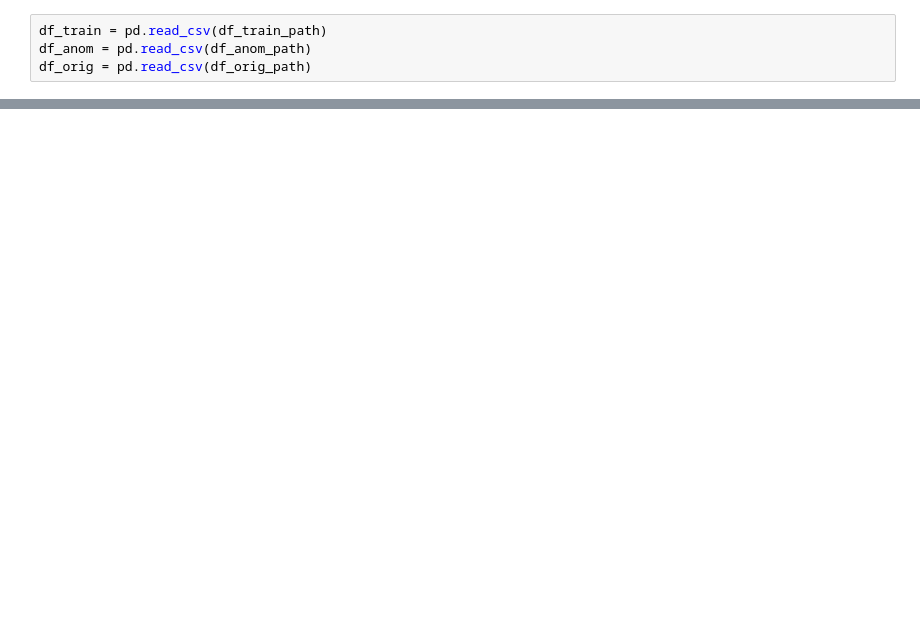
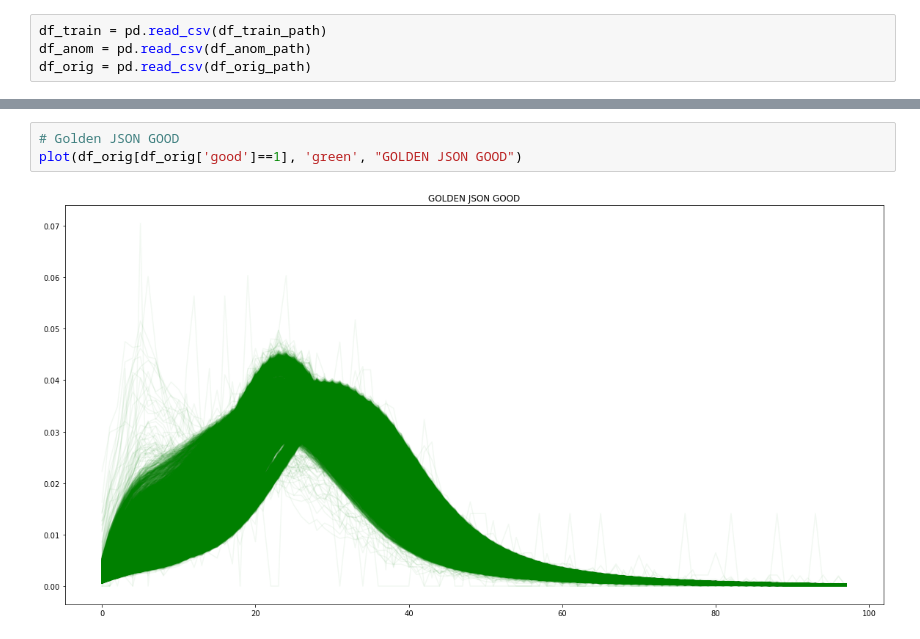
Before and after one commit to mantydze/ml4dqm-ul, a Jupyter notebook: ZeroBias2017B/scripts/src/evaluate.ipynb, the cells around one changed output, grey strips where cells are left out. Saved outputs shown, nothing was run; the diff lists cells and outputs as text; blank space fills up the shorter version.

```diff
--- a/ZeroBias2017B/scripts/src/evaluate.ipynb
+++ b/ZeroBias2017B/scripts/src/evaluate.ipynb
@@ -15,0 +53,5 @@ df_orig = pd.read_csv(df_orig_path)
+# %%
+# Golden JSON GOOD
+plot(df_orig[df_orig['good']==1], 'green', "GOLDEN JSON GOOD")
+# %% [output]
+[figure, added]
```
Also changed, not shown: parts of 13 cells of this notebook, 11 other files.
